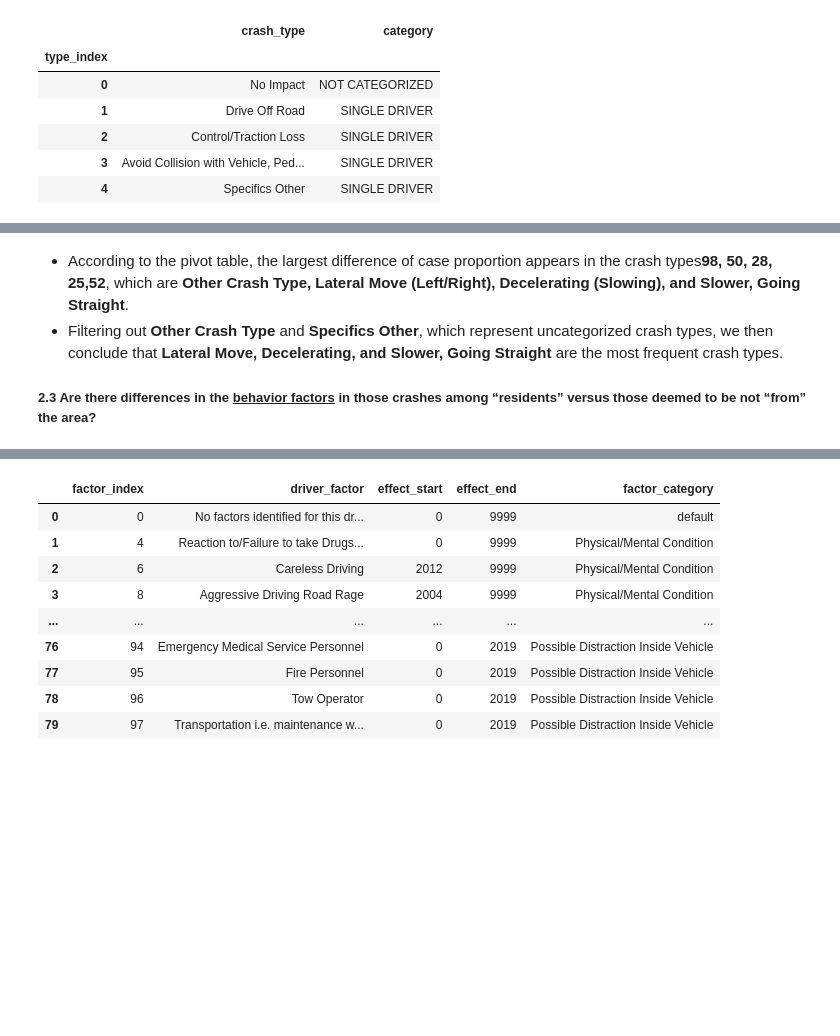
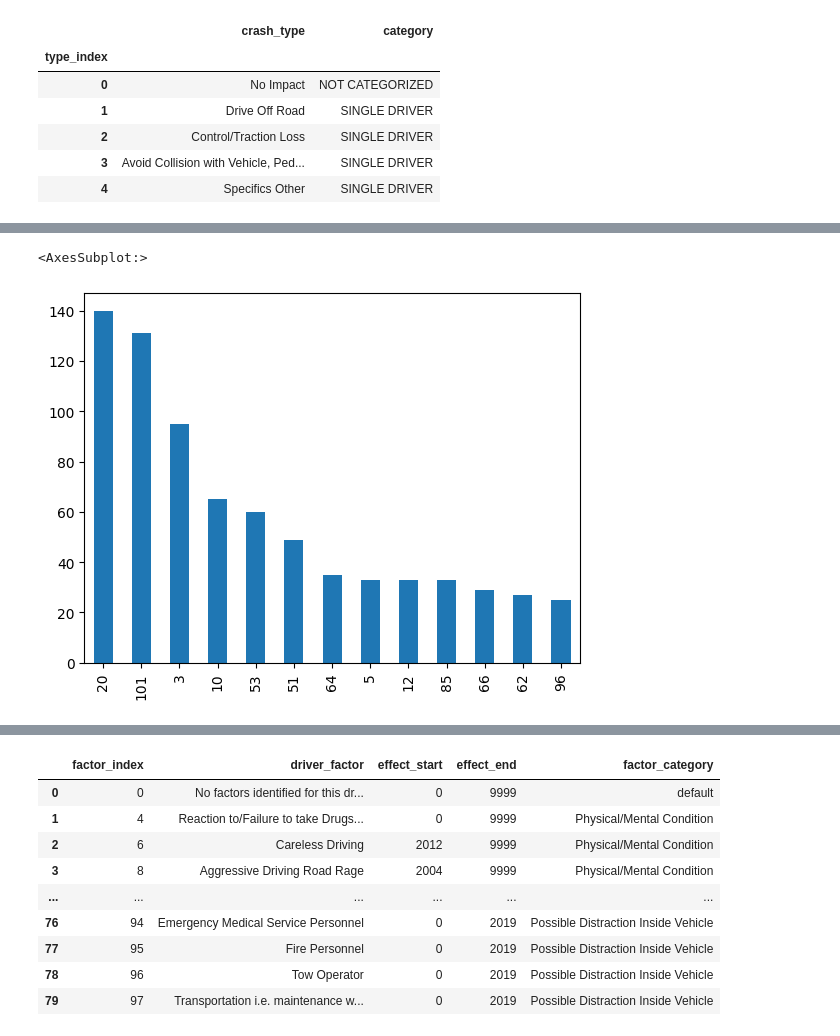
Before and after one commit to Chacoon3/Info-Challenge-2023, a Jupyter notebook: code_py/analysis.ipynb, the cells around one changed output, grey strips where cells are left out. Cells and saved outputs as stored; diff of their text form; code cells hidden in the pictures; blank space fills up the shorter version.

```diff
--- a/code_py/analysis.ipynb
+++ b/code_py/analysis.ipynb
@@ -192,5 +194,9 @@ df_crash_pivoted.case_proportion[:5].plot(kind = 'bar')
-# %% [markdown]
-- According to the pivot table, the largest difference of case proportion appears in the crash types<b>98, 50, 28, 25,52</b>, which are <b>Other Crash Type,  Lateral Move (Left/Right), Decelerating (Slowing), and Slower, Going Straight</b>.</br>
-- Filtering out <b>Other Crash Type</b> and <b>Specifics Other</b>, which represent uncategorized crash types, we then conclude that <b>Lateral Move, Decelerating, and Slower, Going Straight</b> are the most frequent crash types.
-
-##### <b>2.3 Are there differences in the <u>behavior factors</u> in those crashes among “residents” versus those deemed to be not “from” the area?
+# %%
+resident_crashes = df_data_crash[df_data_crash.is_resident]
+
+resident_crashes[
+    resident_crashes.case_count >= resident_crashes.case_count.quantile(.75)
+].case_count.sort_values(ascending=False).plot(kind = 'bar')
+# %% [output]
+<AxesSubplot:>
+[figure, added]
```
Also changed, not shown: parts of 14 cells of this notebook, 1 other file.
